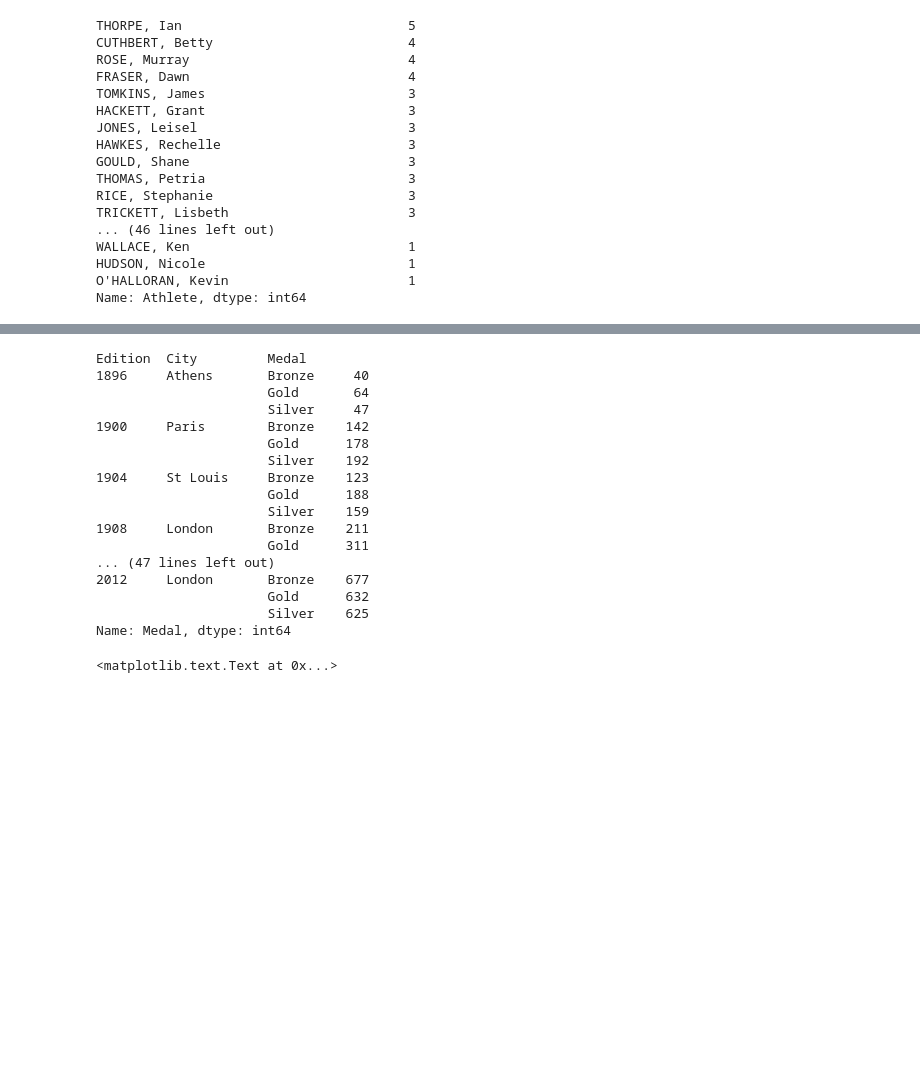
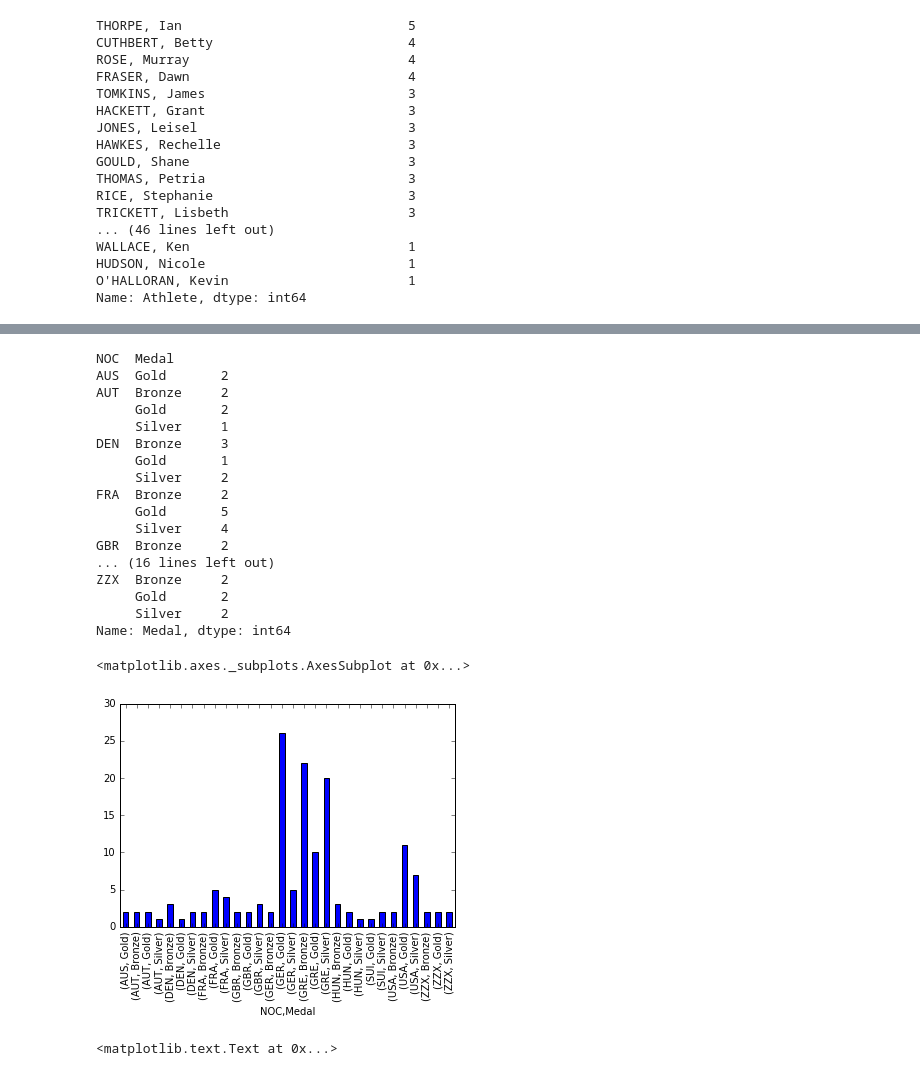
Before and after one commit to syafiquehab/Fund1, a Jupyter notebook: OlympicsResult.ipynb, the cells around one changed output, grey strips where cells are left out. Drawn from its saved outputs; the diff is of its cells as text; code cells hidden in the pictures; blank space fills up the shorter version.

```diff
--- a/OlympicsResult.ipynb
+++ b/OlympicsResult.ipynb
@@ -248 +298,4 @@ Edition  City
 Name: Medal, dtype: int64
+# %%
+Athens_1896 = olympics[olympics.Edition == 1896]
+Athens_1896
@@ -249,20 +321,20 @@ Name: Medal, dtype: int64
 # %%
-olympics.groupby(['Edition', 'City', 'Medal']).Medal.count()
+Athens_1896.groupby(['NOC', 'Medal']).Medal.count()
 # %% [output]
-Edition  City         Medal
-1896     Athens       Bronze     40
-                      Gold       64
-                      Silver     47
-1900     Paris        Bronze    142
-                      Gold      178
-                      Silver    192
-1904     St Louis     Bronze    123
-                      Gold      188
-                      Silver    159
-1908     London       Bronze    211
-                      Gold      311
-... (47 lines left out)
-2012     London       Bronze    677
-                      Gold      632
-                      Silver    625
+NOC  Medal
+AUS  Gold       2
+AUT  Bronze     2
+     Gold       2
+     Silver     1
+DEN  Bronze     3
+     Gold       1
+     Silver     2
+FRA  Bronze     2
+     Gold       5
+     Silver     4
+GBR  Bronze     2
+... (16 lines left out)
+ZZX  Bronze     2
+     Gold       2
+     Silver     2
 Name: Medal, dtype: int64
@@ -269,3 +346,8 @@ Name: Medal, dtype: int64
+# %%
+Athens_1896.groupby(['NOC', 'Medal']).Medal.count().plot.bar()
+# %% [output]
+<matplotlib.axes._subplots.AxesSubplot at 0x...>
+[figure, added]
 # %%
 olympics[(olympics.Edition == 2012) & (olympics.Medal == 'Gold')].NOC.value_counts().plot(kind='bar', title='Gold per Countries')
 mp.xlabel('Countries')
```
Also changed, not shown: parts of 14 cells of this notebook, 8 other files.
